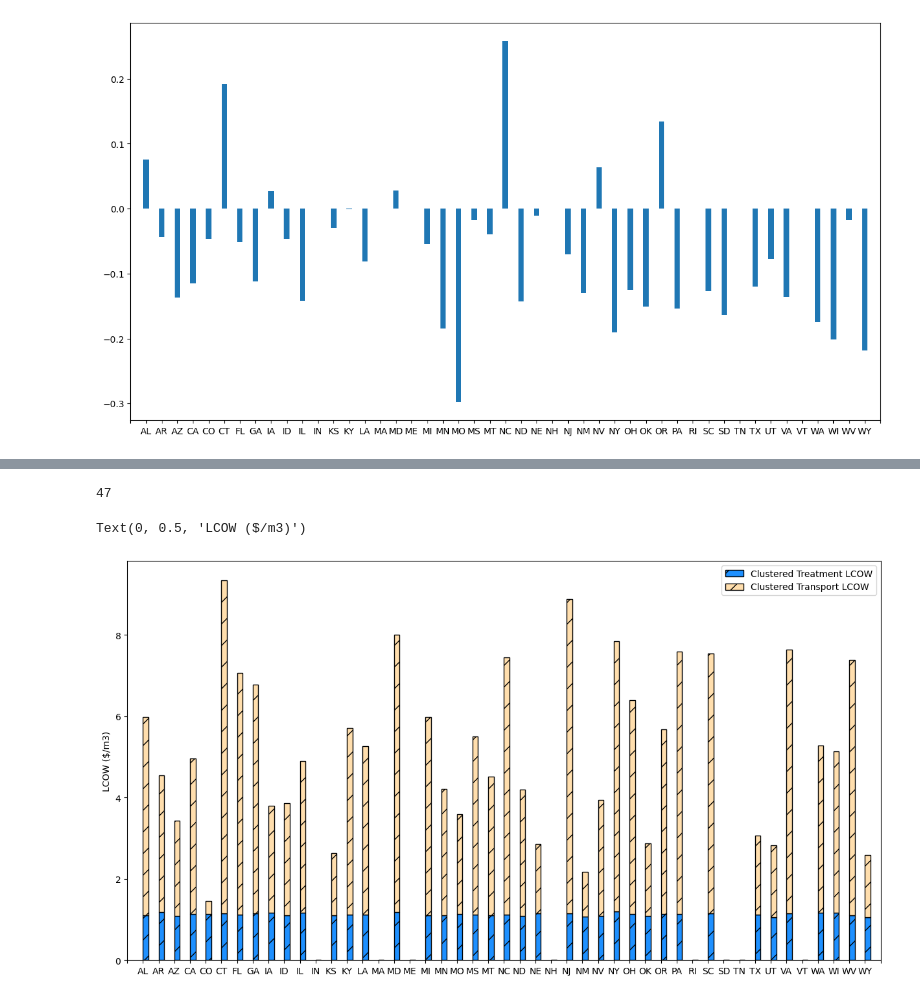
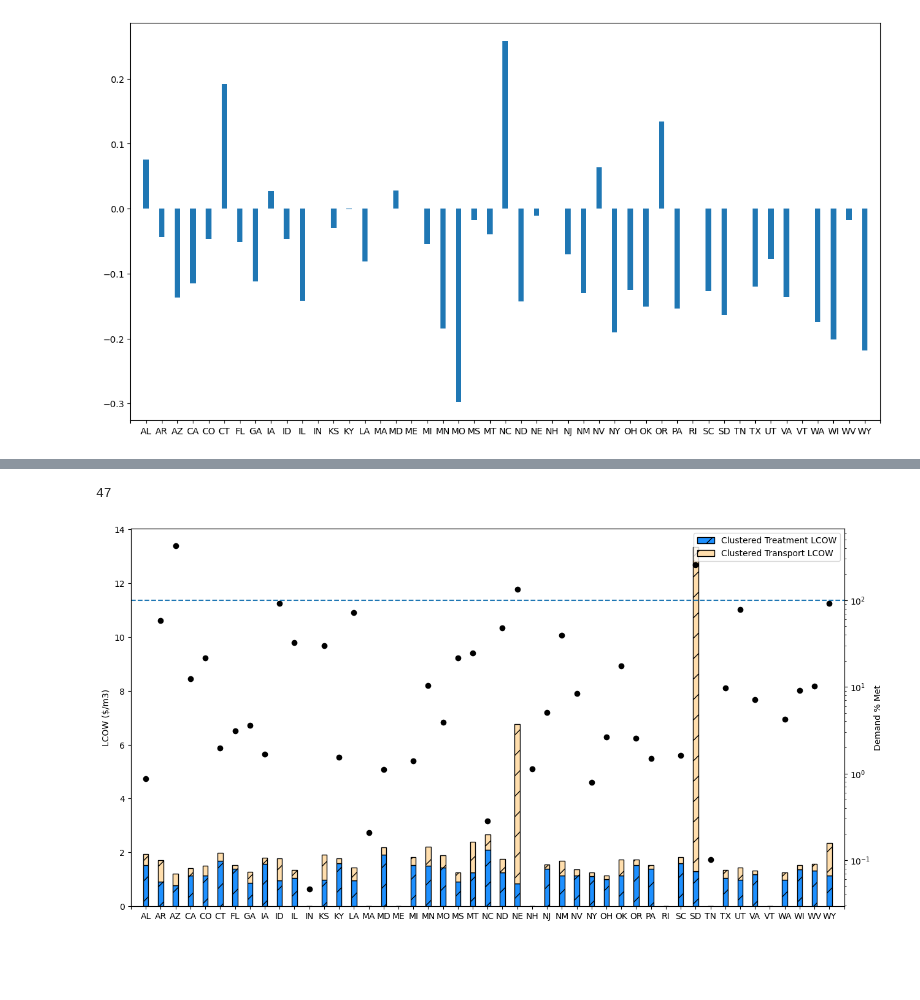
Before and after one commit to MuktaHardikar/WaterTAP3, a Jupyter notebook: watertap3/watertap3/brackish_results_summary.ipynb, the cells around one changed output, grey strips where cells are left out. Cells and saved outputs as stored; diff of their text form; code cells hidden in the pictures; blank space fills up the shorter version.

Commit message:
public supply analysis

```diff
--- a/watertap3/watertap3/brackish_results_summary.ipynb
+++ b/watertap3/watertap3/brackish_results_summary.ipynb
@@ -482,8 +484,9 @@ print(len(ps_demand_by_state))
 bw_avail_list = bw_df.groupby('state_alpha')['well_yield'].sum().to_frame()
 print(len(bw_avail_list))
 
-common_states = bw_avail_list.merge(ps_demand_by_state, left_index=True,right_index=True)
-common_states.head(2)
+common_states = ps_demand_by_state.merge(bw_avail_list, how = 'left', left_index= True, right_index=True)
+common_states = common_states.drop(['DC','DE'])
+# common_states
 # %% [output]
 49
 44
@@ -493,38 +519,37 @@ common_states.head(2)
 # %%
 # Plot public supply economy of scale for unclustered and clustered combined
 
-ps_economy_of_scale_df = pd.read_excel(r'\Users\mhardika\Documents\AMO\Analysis Data Files\Public Supply\ps_economy_of_scale.xlsx')
+ps_economy_of_scale_df = pd.read_excel(r'\Users\mhardika\Documents\AMO\Analysis Data Files\Public Supply\ps_economy_of_scale_v2.xlsx')
 ps_economy_of_scale_df = ps_economy_of_scale_df.fillna(0)
 # pp_economy_of_scale_df.head(10)
 ps_economy_of_scale_df = ps_economy_of_scale_df.sort_values('state_alpha')
 
 fig, ax = plt.subplots(figsize=(15,8))
 x = np.array(range(0,len(ps_economy_of_scale_df['state_alpha'])))
 # ax.bar(x-0.35/2, ps_economy_of_scale_df['unclustered_treatment_lcow'],width = 0.35, label = 'Unclustered Treatment LCOW',color = 'blue', edgecolor='black')
 # ax.bar(x-0.35/2, ps_economy_of_scale_df['unclustered_transport_lcow'], bottom = pp_economy_of_scale_df['unclustered_treatment_lcow'],width = 0.35, label = 'Unclustered Transport LCOW',color = 'darkorange', edgecolor='black')
 
-ax.bar(x+0.35/2, ps_economy_of_scale_df['clustered_treatment_lcow'],width = 0.35, label = 'Clustered Treatment LCOW', color = 'dodgerblue', hatch = '/', edgecolor='black')
-ax.bar(x+0.35/2, ps_economy_of_scale_df['clustered_transport_lcow'], bottom = ps_economy_of_scale_df['clustered_treatment_lcow'],width = 0.35, label = 'Clustered Transport LCOW', color = 'navajowhite',hatch = '/', edgecolor='black')
-ax.legend()
+ax.bar(x, ps_economy_of_scale_df['clustered_treatment_lcow'],width = 0.35, label = 'Clustered Treatment LCOW', color = 'dodgerblue', hatch = '/', edgecolor='black')
+ax.bar(x, ps_economy_of_scale_df['clustered_transport_lcow'], bottom = ps_economy_of_scale_df['clustered_treatment_lcow'],width = 0.35, label = 'Clustered Transport LCOW', color = 'navajowhite',hatch = '/', edgecolor='black')
+ax.legend(loc = 'upper right')
 
 ticklabels = np.concatenate(([' '],ps_economy_of_scale_df['state_alpha'],[' ']))
 ax.set_xticklabels(ticklabels)
 ax.set_xlim([-1,47])
 ax.xaxis.set_major_locator(plt.MaxNLocator(len(ps_economy_of_scale_df['state_alpha'])+1))
 print(len(ps_economy_of_scale_df['state_alpha']))
 # ax.set_ylim([0,6])
 ax.set_ylabel('LCOW ($/m3)')
 
 # Plot the demand fraction that can be met state wise
-# state_list = state_alpha_list
-# demand_frac_met = np.divide(common_states['well_yield'],common_states['PS-WFrTo'])
+state_list = state_alpha_list
+demand_frac_met = np.divide(common_states['well_yield'],common_states['PS-WFrTo'])
 
-# ax1 = ax.twinx()
-# ax1.scatter(x,demand_frac_met*100,color = 'black')
-# ax1.set_ylabel('Demand % Met')
-# ax1.axhline(100, linestyle = '--')
-# ax1.set_yscale('log')
+ax1 = ax.twinx()
+ax1.scatter(x,demand_frac_met*100,color = 'black')
+ax1.set_ylabel('Demand % Met')
+ax1.axhline(100, linestyle = '--')
+ax1.set_yscale('log')
 # %% [output]
 47
-Text(0, 0.5, 'LCOW ($/m3)')
-[figure, old version]
+[figure, new version]
```
Also changed, not shown: parts of 7 cells of this notebook, 4 other files.
